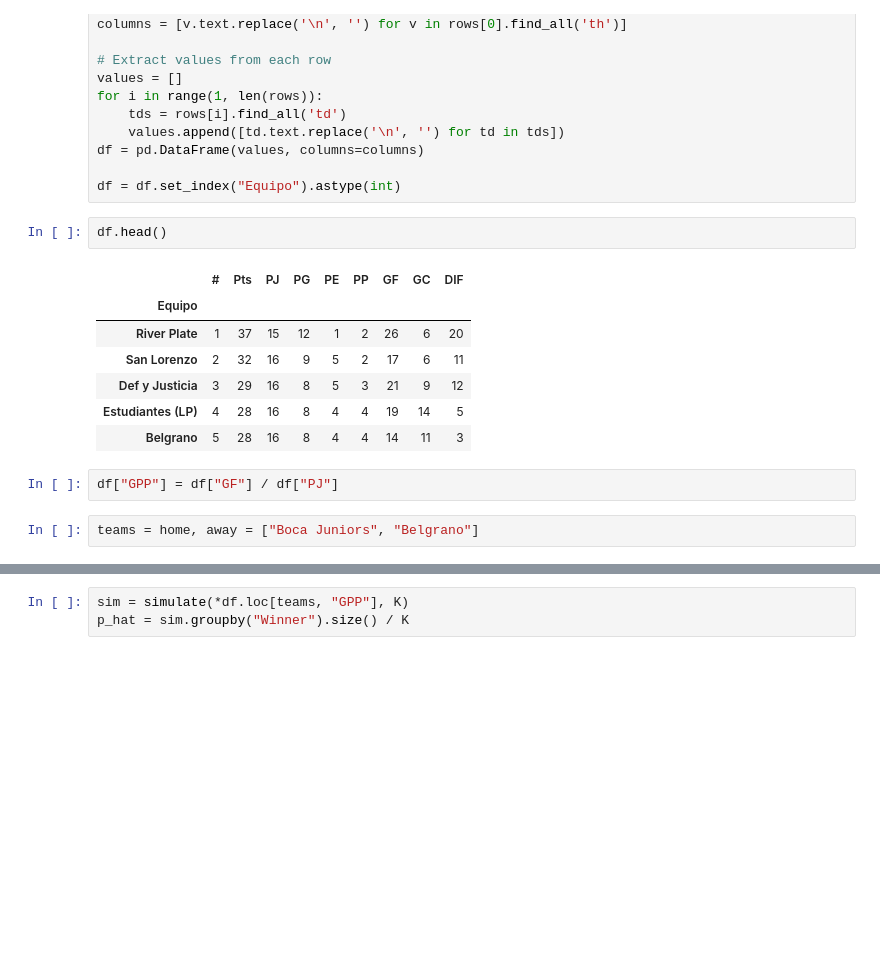
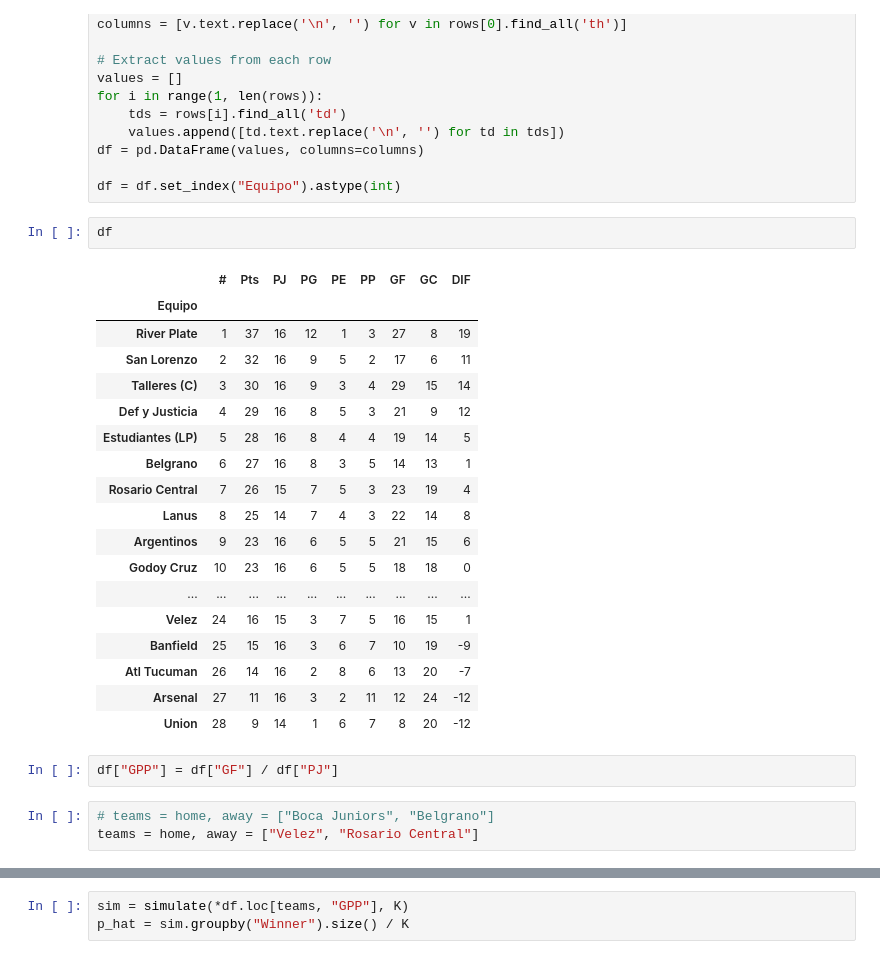
Before and after one commit to capitantoto/boca-belgrano, a Jupyter notebook: odds.ipynb, the cells around one changed output, grey strips where cells are left out. Saved outputs shown, nothing was run; the diff lists cells and outputs as text; blank space fills up the shorter version.

Commit message:
Rewrite for Velez-Central

```diff
--- a/odds.ipynb
+++ b/odds.ipynb
@@ -152,19 +159,31 @@ df = pd.DataFrame(values, columns=columns)
 
 df = df.set_index("Equipo").astype(int)
 # %%
-df.head()
+df
 # %% [output]
 |  | # | Pts | PJ | PG | PE | PP | GF | GC | DIF |
 | Equipo |  |  |  |  |  |  |  |  |  |
-| River Plate | 1 | 37 | 15 | 12 | 1 | 2 | 26 | 6 | 20 |
+| River Plate | 1 | 37 | 16 | 12 | 1 | 3 | 27 | 8 | 19 |
 | San Lorenzo | 2 | 32 | 16 | 9 | 5 | 2 | 17 | 6 | 11 |
-| Def y Justicia | 3 | 29 | 16 | 8 | 5 | 3 | 21 | 9 | 12 |
-| Estudiantes (LP) | 4 | 28 | 16 | 8 | 4 | 4 | 19 | 14 | 5 |
-| Belgrano | 5 | 28 | 16 | 8 | 4 | 4 | 14 | 11 | 3 |
+| Talleres (C) | 3 | 30 | 16 | 9 | 3 | 4 | 29 | 15 | 14 |
+| Def y Justicia | 4 | 29 | 16 | 8 | 5 | 3 | 21 | 9 | 12 |
+| Estudiantes (LP) | 5 | 28 | 16 | 8 | 4 | 4 | 19 | 14 | 5 |
+| Belgrano | 6 | 27 | 16 | 8 | 3 | 5 | 14 | 13 | 1 |
+| Rosario Central | 7 | 26 | 15 | 7 | 5 | 3 | 23 | 19 | 4 |
+| Lanus | 8 | 25 | 14 | 7 | 4 | 3 | 22 | 14 | 8 |
+| Argentinos | 9 | 23 | 16 | 6 | 5 | 5 | 21 | 15 | 6 |
+| Godoy Cruz | 10 | 23 | 16 | 6 | 5 | 5 | 18 | 18 | 0 |
+| ... | ... | ... | ... | ... | ... | ... | ... | ... | ... |
+| Velez | 24 | 16 | 15 | 3 | 7 | 5 | 16 | 15 | 1 |
+| Banfield | 25 | 15 | 16 | 3 | 6 | 7 | 10 | 19 | -9 |
+| Atl Tucuman | 26 | 14 | 16 | 2 | 8 | 6 | 13 | 20 | -7 |
+| Arsenal | 27 | 11 | 16 | 3 | 2 | 11 | 12 | 24 | -12 |
+| Union | 28 | 9 | 14 | 1 | 6 | 7 | 8 | 20 | -12 |
 # %%
 df["GPP"] = df["GF"] / df["PJ"]
 # %%
-teams = home, away = ["Boca Juniors", "Belgrano"]
+# teams = home, away = ["Boca Juniors", "Belgrano"]
+teams = home, away = ["Velez", "Rosario Central"]
 # %%
 df.loc[teams]
 # %% [output]
```
Also changed, not shown: parts of 14 cells of this notebook, 2 other files.
